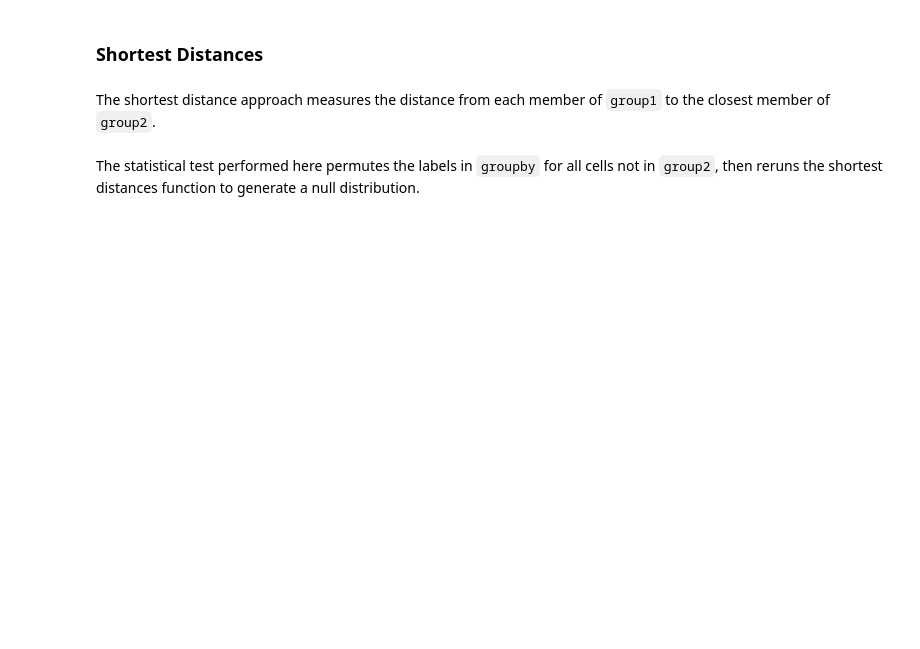
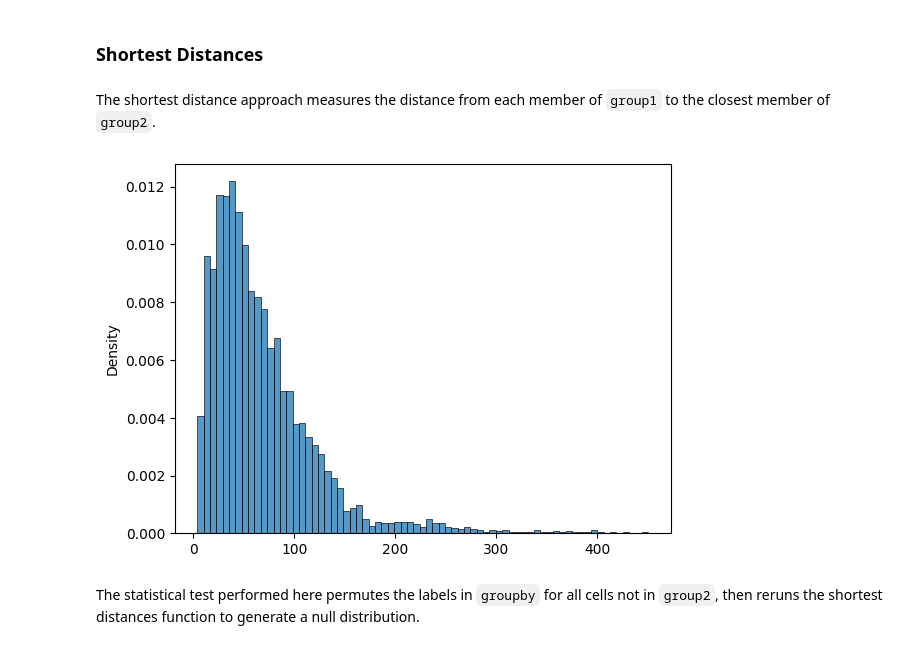
Before and after one commit to immunitastx/monkeybread, a Jupyter notebook: docs/notebooks/tutorial.ipynb, the cells around one changed output. Saved outputs shown, nothing was run; the diff lists cells and outputs as text; code cells hidden in the pictures; blank space fills up the shorter version.

```diff
--- a/docs/notebooks/tutorial.ipynb
+++ b/docs/notebooks/tutorial.ipynb
@@ -112,11 +117,13 @@ The shortest distance approach measures the distance from each member of `group1
 # %%
 distances = mb.calc.shortest_distances(
     adata,
     groupby = "clusters",
-    group1 = "0",
-    group2 = ["2", "3"]
+    group1 = "4",
+    group2 = ["9", "10"]
 )
 mb.plot.shortest_distances(distances)
+# %% [output]
+[figure, added]
 # %% [markdown]
 The statistical test performed here permutes the labels in `groupby` for all cells not in `group2`, then reruns the shortest distances function to generate a null distribution.
 # %%
```
Also changed, not shown: parts of 15 cells of this notebook, 8 other files.
